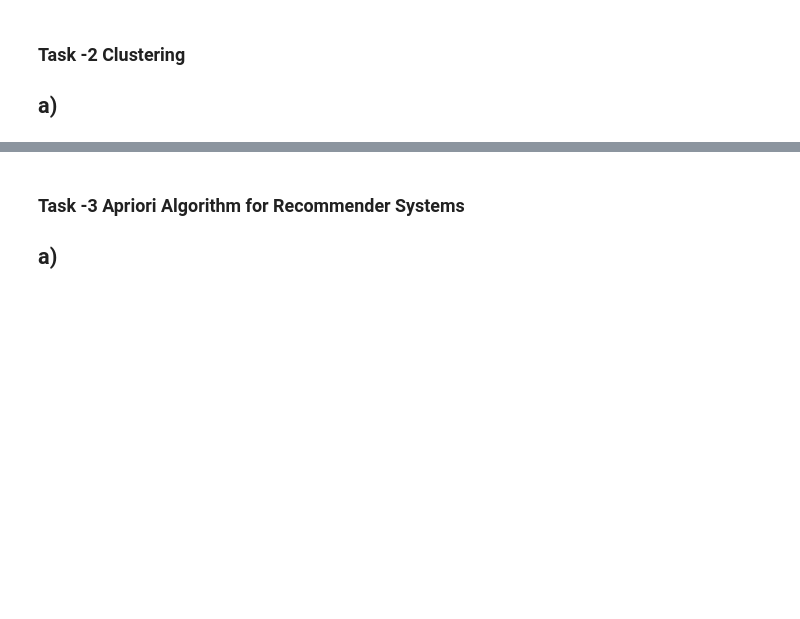
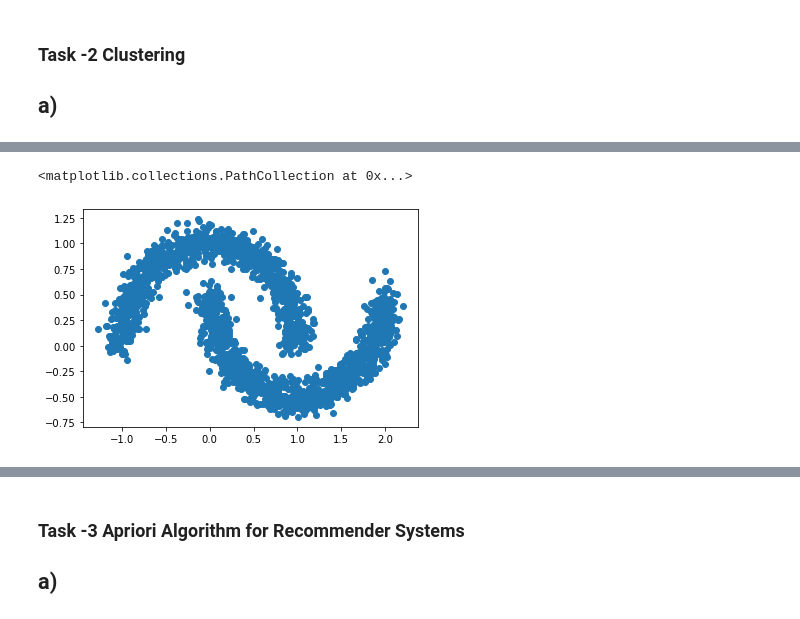
Before and after one commit to rafiqulislam21/pca_svd_clustring_and_apriori_algorithm_with_python, a Jupyter notebook: pca_svd_clustring_and_apriori_algorithm.ipynb, the cells around one changed output, grey strips where cells are left out. Drawn from its saved outputs; the diff is of its cells as text; code cells hidden in the pictures; blank space fills up the shorter version.

```diff
--- a/pca_svd_clustring_and_apriori_algorithm.ipynb
+++ b/pca_svd_clustring_and_apriori_algorithm.ipynb
@@ -145,0 +218,7 @@ Principal component analysis (PCA) can solve this problem. PCA is a technique fo
+# %%
+df3 = pd.read_csv (r'dataset3_noCluster2.csv')
+#scaling data (not needed, already scaled)
+scaler = MinMaxScaler()
+df3['Y'] = scaler.fit_transform(df3[["Y"]])
+df3['X'] = scaler.fit_transform(df3[["X"]])
+df3.head()
@@ -145,0 +232,6 @@ Principal component analysis (PCA) can solve this problem. PCA is a technique fo
+# %%
+#plot in scatter plot
+plt.scatter(df3['X'], df3['Y'])
+# %% [output]
+<matplotlib.collections.PathCollection at 0x...>
+[figure, added]
```
Also changed, not shown: parts of 8 cells of this notebook.
